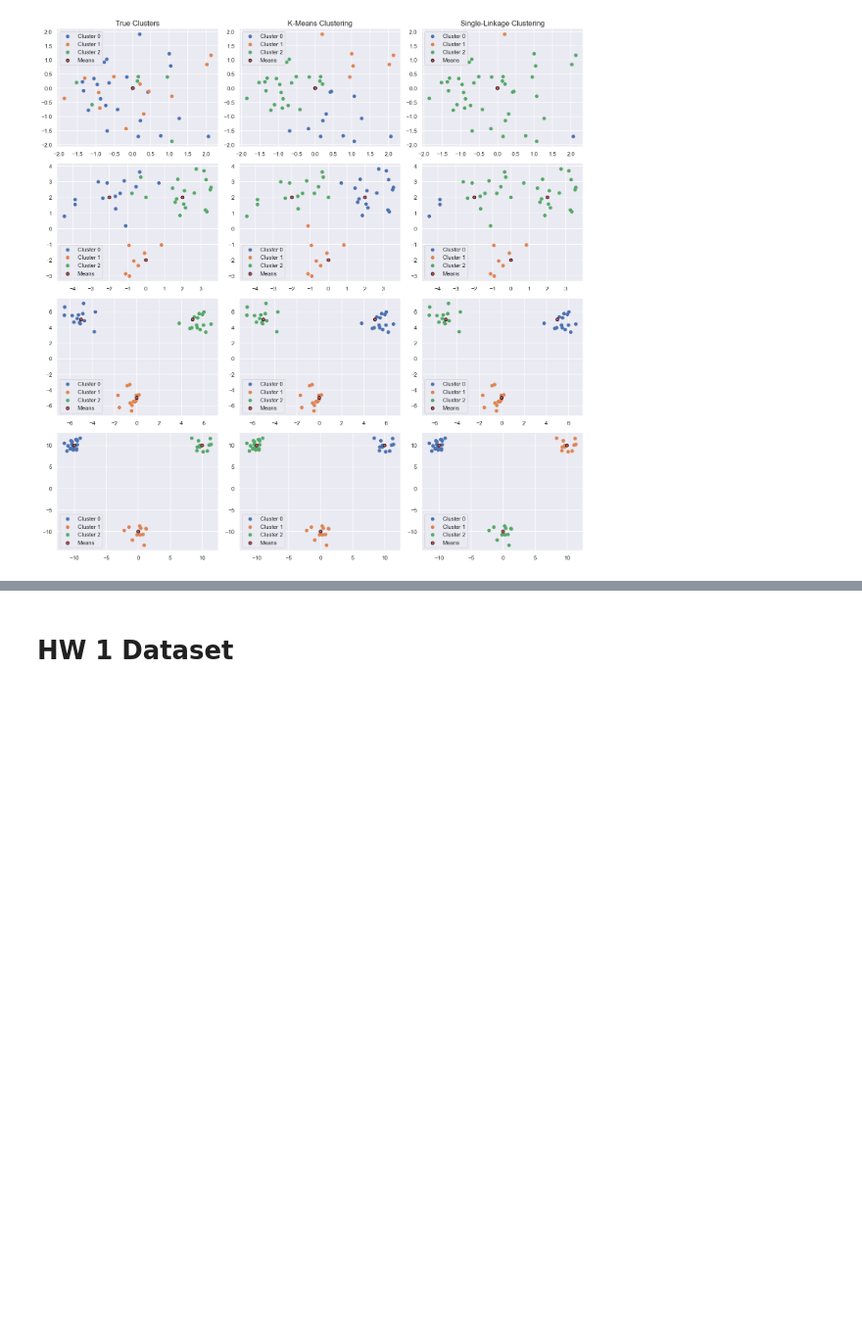
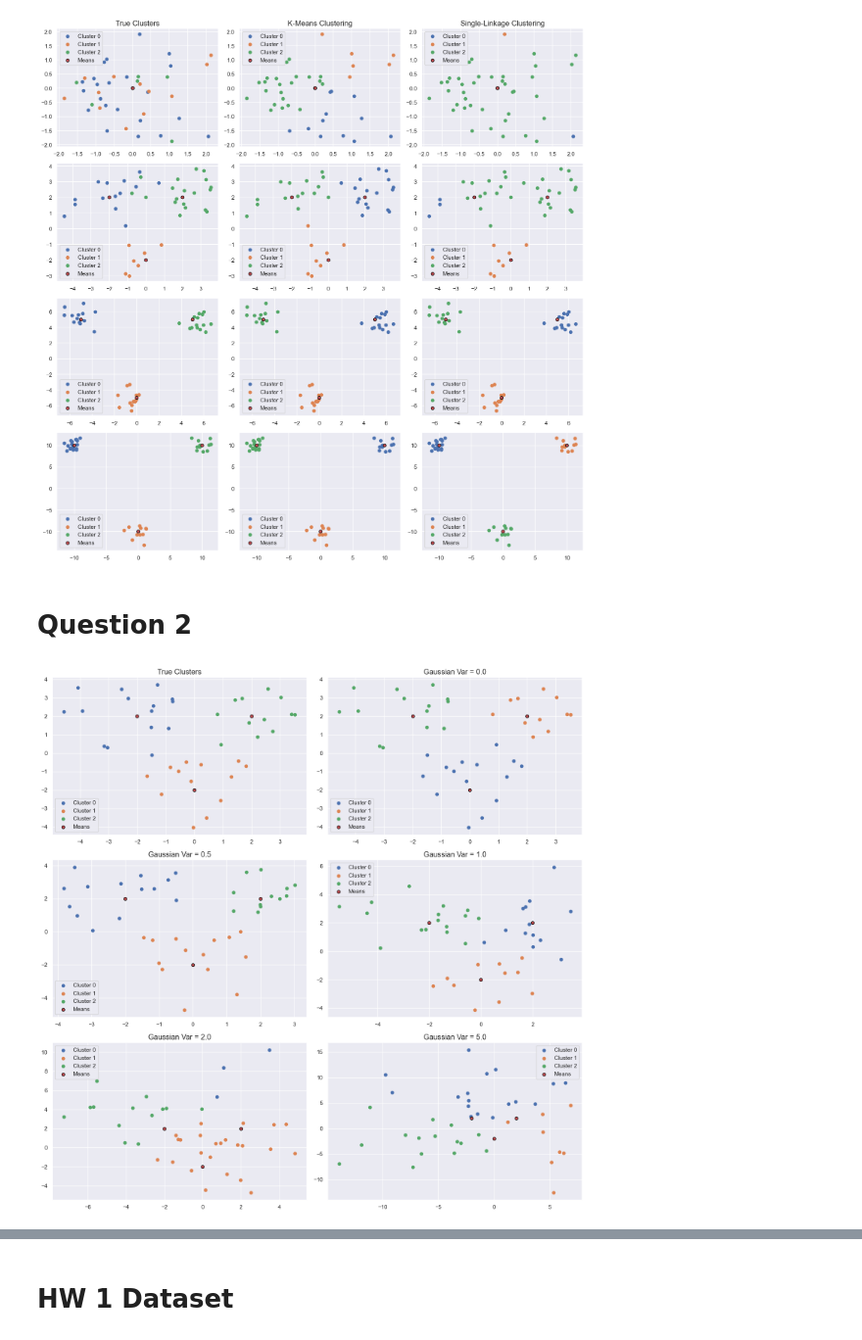
Before and after one commit to gil2rok/geometric-data-analysis, a Jupyter notebook: hw1/code/questions.ipynb, the cells around one changed output, grey strips where cells are left out. Shown at 98% size. Drawn from its saved outputs; the diff is of its cells as text; code cells hidden in the pictures; blank space fills up the shorter version.

```diff
--- a/hw1/code/questions.ipynb
+++ b/hw1/code/questions.ipynb
@@ -173,3 +171,48 @@ plt.savefig(fname)
 plt.show()
 # %% [output]
 [figure]
+# %% [markdown]
+# Question 2
+# %%
+fig, axes = plt.subplots(nrows=3, ncols=2, figsize=(15, 15))
+
+# generate data from Gaussian
+means = np.array([[-2,2], [0,-2], [2, 2]])
+widths = np.array([1, 1, 1])
+num_gaussians = len(means)
+num_data_pts = 40
+dim = None # TODO: currently not relevant to sampling code
+X = gaussian_sample(dim, num_gaussians, means, widths, num_data_pts=num_data_pts, ax=axes[0][0])
+
+axes[0,0].set_title('True Clusters', size='large')
+
+var_list = np.array([[0], [0.5], [1], [2], [5]])
+for var, ax in zip(var_list, axes.flatten()[1:]):
+
+    # add Gaussian noise to data
+    noise = np.random.normal(np.array([0]), var, size=X.shape)
+    X += noise
+
+    # kmeans clustering
+    kmeans = KMeans(X, metric=euclidean_dist)
+    kmeans.fit(k=3)
+
+    # plotting data points according to cluster
+    cluster_assignements = [cluster[0] for cluster in kmeans.assignments]
+    for j in range(k):
+        x = [X[idx,0] for idx, el in enumerate(cluster_assignements) if el == j]
+        y = [X[idx,1] for idx, el in enumerate(cluster_assignements) if el == j]
+        ax.scatter(x, y, label=f'Cluster {j}')
+
+    # plotting code
+    ax.scatter(means[:, 0], means[:, 1], c='r', edgecolors='black', label='Means')
+    ax.legend()
+    ax.set_title(f'Gaussian Var = {var[0]}', size='large')
+
+# more plotting code
+fig.tight_layout()
+fname = os.path.join(save_path, 'q2/gaussian_noise.png')
+plt.savefig(fname)
+plt.show()
+# %% [output]
+[figure, added]
```
Also changed, not shown: parts of 14 cells of this notebook, 10 other files.
